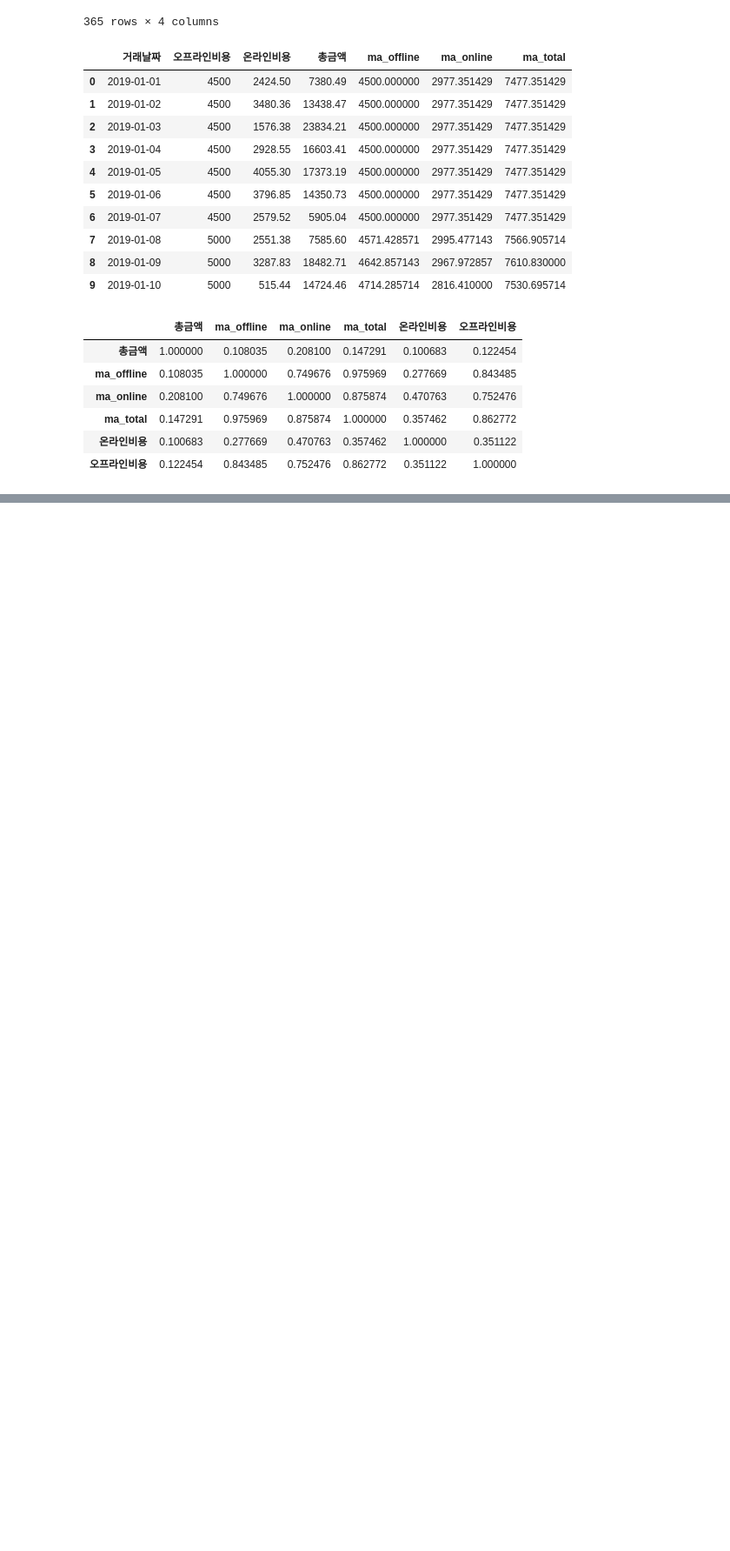
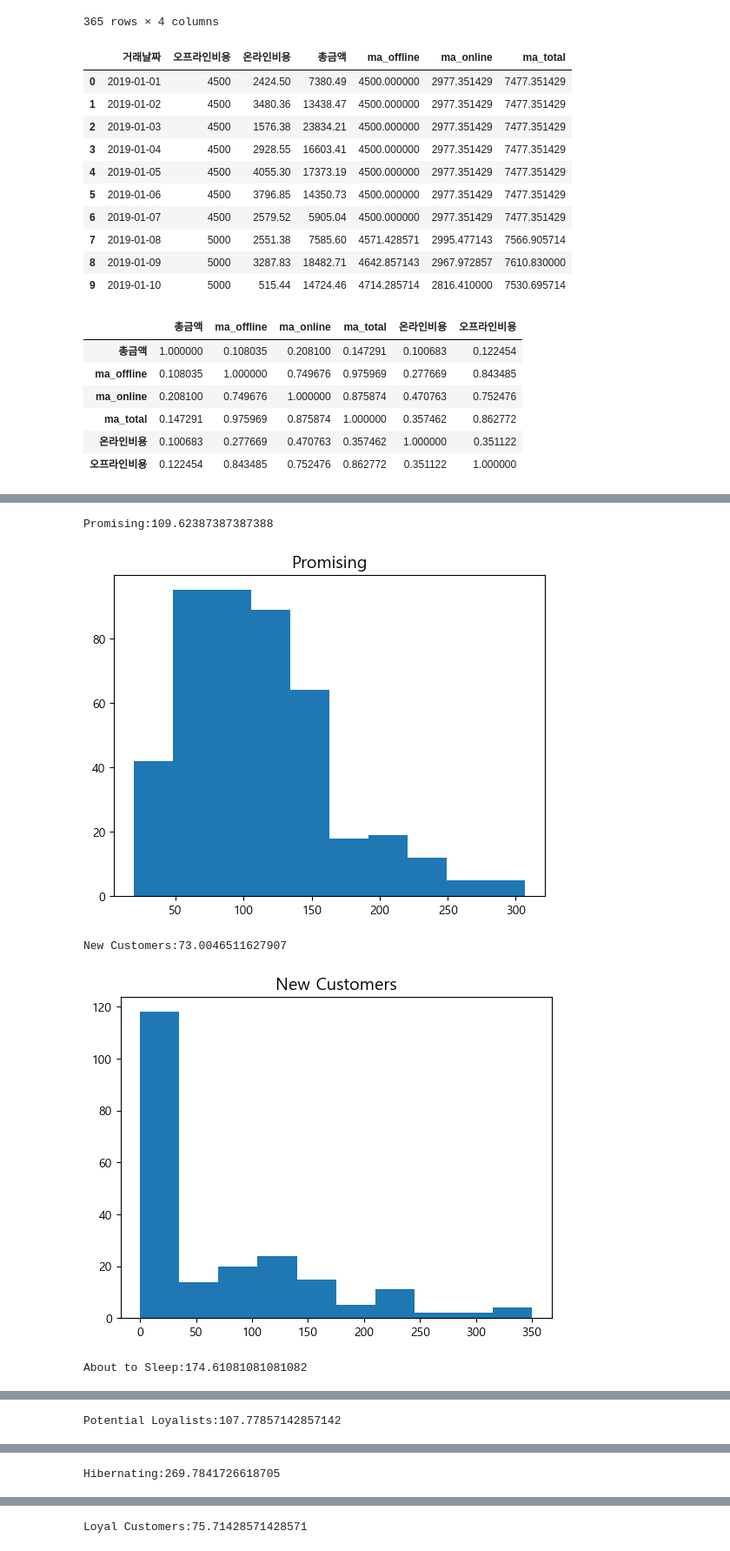
Before and after one commit to ColorConeHead/final_project, a Jupyter notebook: test.ipynb, the cells around one changed output, grey strips where cells are left out. Shown at 87% size. Drawn from its saved outputs; the diff is of its cells as text; code cells hidden in the pictures; blank space fills up the shorter version.

```diff
--- a/test.ipynb
+++ b/test.ipynb
@@ -677,0 +713,3 @@ sns.scatterplot(data=total, x='ma_total', y='총금액')
+# %%
+date = df.sort_values(['고객ID', '거래날짜'])[['고객ID', '거래날짜']].drop_duplicates()
+date['구매주기'] = date.groupby('고객ID')['거래날짜'].diff().fillna(last_date-date['거래날짜'])
@@ -677,0 +732,3 @@ sns.scatterplot(data=total, x='ma_total', y='총금액')
+# %%
+avg_buying = pd.DataFrame(date.groupby('고객ID')['구매주기'].mean()).reset_index()
+avg_buying
@@ -677,0 +749,3 @@ sns.scatterplot(data=total, x='ma_total', y='총금액')
+# %%
+rfm4 = pd.merge(rfm3, avg_buying, how='left', on='고객ID').rename(columns={'구매주기':'평균구매주기'})
+rfm4
@@ -677,0 +766,3 @@ sns.scatterplot(data=total, x='ma_total', y='총금액')
+# %%
+rfm4['평균구매주기'] = rfm4['평균구매주기'].dt.days
+rfm4
@@ -677,0 +805,13 @@ sns.scatterplot(data=total, x='ma_total', y='총금액')
+# %%
+for seg in rfm4['Segmentation'].unique():
+    temp = rfm4[rfm4['Segmentation'] == seg]['평균구매주기']
+    print(f'{seg}:{temp.mean()}')
+    plt.hist(temp)
+    plt.title(seg, fontsize=14)
+    plt.show()
+# %% [output]
+Promising:109.62387387387388
+[figure, added]
+New Customers:73.0046511627907
+[figure, added]
+About to Sleep:174.61081081081082
@@ -677,0 +819 @@ sns.scatterplot(data=total, x='ma_total', y='총금액')
+Potential Loyalists:107.77857142857142
@@ -677,0 +821 @@ sns.scatterplot(data=total, x='ma_total', y='총금액')
+Hibernating:269.7841726618705
@@ -677,0 +823 @@ sns.scatterplot(data=total, x='ma_total', y='총금액')
+Loyal Customers:75.71428571428571
```
Also changed, not shown: parts of 13 cells of this notebook, 3 other files.
